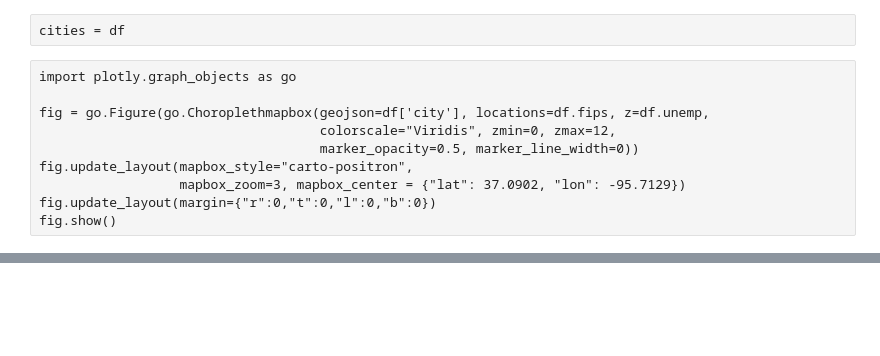
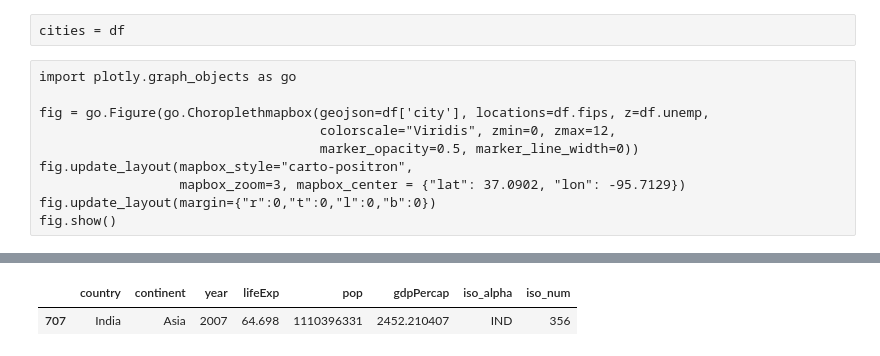
Before and after one commit to aniruddhakal/India-Covid-19-RestAPI, a Jupyter notebook: Notebooks/Plotly map.ipynb, the cells around one changed output, grey strips where cells are left out. Cells and saved outputs as stored; diff of their text form; code cells hidden in the pictures; blank space fills up the shorter version.

```diff
--- a/Notebooks/Plotly map.ipynb
+++ b/Notebooks/Plotly map.ipynb
@@ -114,0 +182,3 @@ fig.show()
+# %%
+df = px.data.gapminder().query("year==2007")
+df
@@ -114,0 +199,5 @@ fig.show()
+# %%
+df[df['country'] == 'India']
+# %% [output]
+|  | country | continent | year | lifeExp | pop | gdpPercap | iso_alpha | iso_num |
+| 707 | India | Asia | 2007 | 64.698 | 1110396331 | 2452.210407 | IND | 356 |
```
Also changed, not shown: parts of 5 cells of this notebook, 3 other files.
